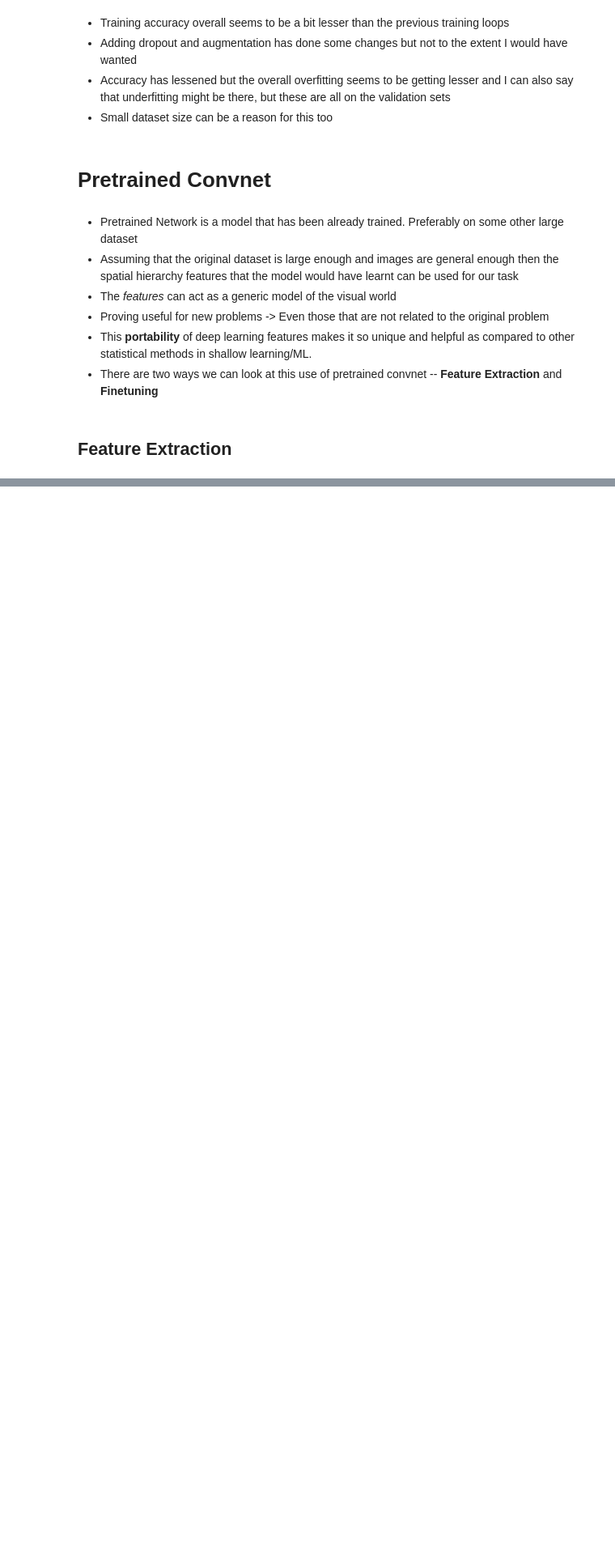
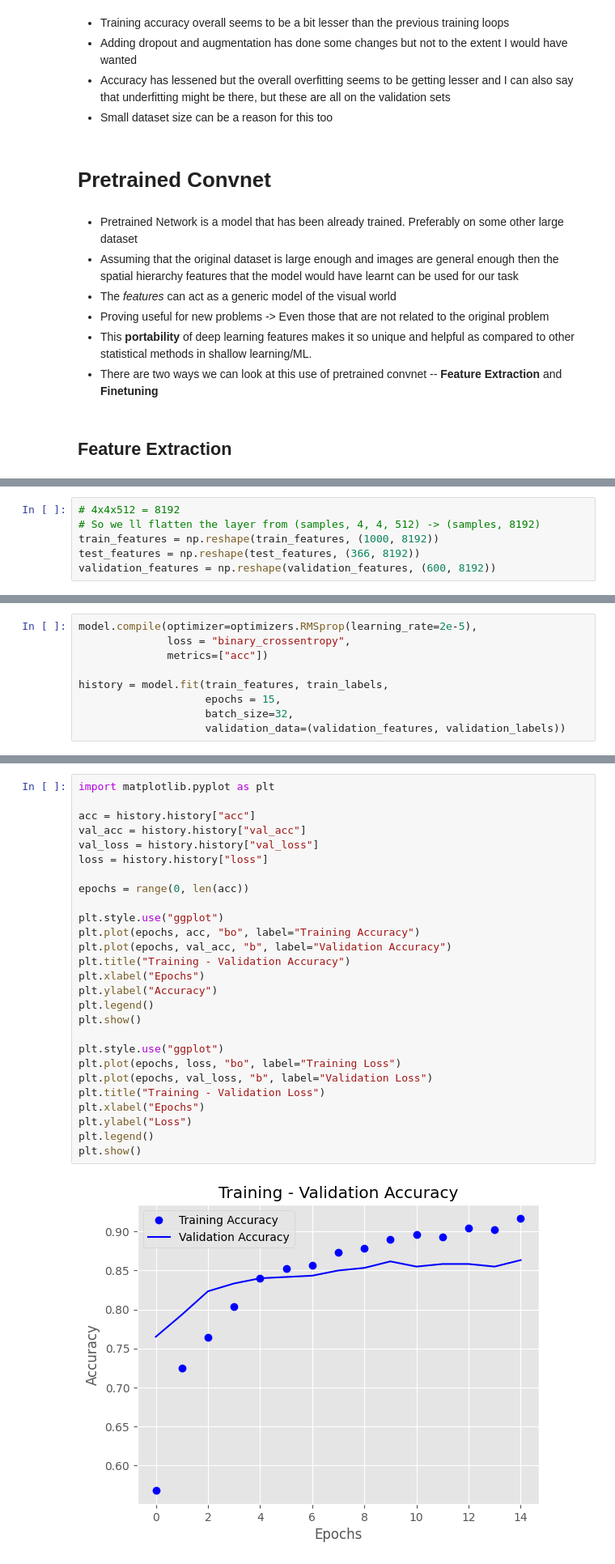
Before and after one commit to leonbora167/intelligent-system-explorations, a Jupyter notebook: Books/deep-learning-with-python/Conv.ipynb, the cells around one changed output, grey strips where cells are left out. Shown at 81% size. Drawn from its saved outputs; the diff is of its cells as text; blank space fills up the shorter version.

Commit message:
Conv Chapter done
Need to revisit and complete the topics on visualization either on TF or Pt separately

```diff
--- a/Books/deep-learning-with-python/Conv.ipynb
+++ b/Books/deep-learning-with-python/Conv.ipynb
@@ -445,0 +541,6 @@ plt.show()
+# %%
+# 4x4x512 = 8192
+# So we ll flatten the layer from (samples, 4, 4, 512) -> (samples, 8192)
+train_features = np.reshape(train_features, (1000, 8192))
+test_features = np.reshape(test_features, (366, 8192))
+validation_features = np.reshape(validation_features, (600, 8192))
@@ -445,0 +574,9 @@ plt.show()
+# %%
+model.compile(optimizer=optimizers.RMSprop(learning_rate=2e-5),
+              loss = "binary_crossentropy",
+              metrics=["acc"])
+
+history = model.fit(train_features, train_labels,
+                    epochs = 15,
+                    batch_size=32,
+                    validation_data=(validation_features, validation_labels))
@@ -445,0 +603,29 @@ plt.show()
+# %%
+import matplotlib.pyplot as plt
+
+acc = history.history["acc"]
+val_acc = history.history["val_acc"]
+val_loss = history.history["val_loss"]
+loss = history.history["loss"]
+
+epochs = range(0, len(acc))
+
+plt.style.use("ggplot")
+plt.plot(epochs, acc, "bo", label="Training Accuracy")
+plt.plot(epochs, val_acc, "b", label="Validation Accuracy")
+plt.title("Training - Validation Accuracy")
+plt.xlabel("Epochs")
+plt.ylabel("Accuracy")
+plt.legend()
+plt.show()
+
+plt.style.use("ggplot")
+plt.plot(epochs, loss, "bo", label="Training Loss")
+plt.plot(epochs, val_loss, "b", label="Validation Loss")
+plt.title("Training - Validation Loss")
+plt.xlabel("Epochs")
+plt.ylabel("Loss")
+plt.legend()
+plt.show()
+# %% [output]
+[figure, added]
```
Also changed, not shown: parts of 26 cells of this notebook, 1 other file.
